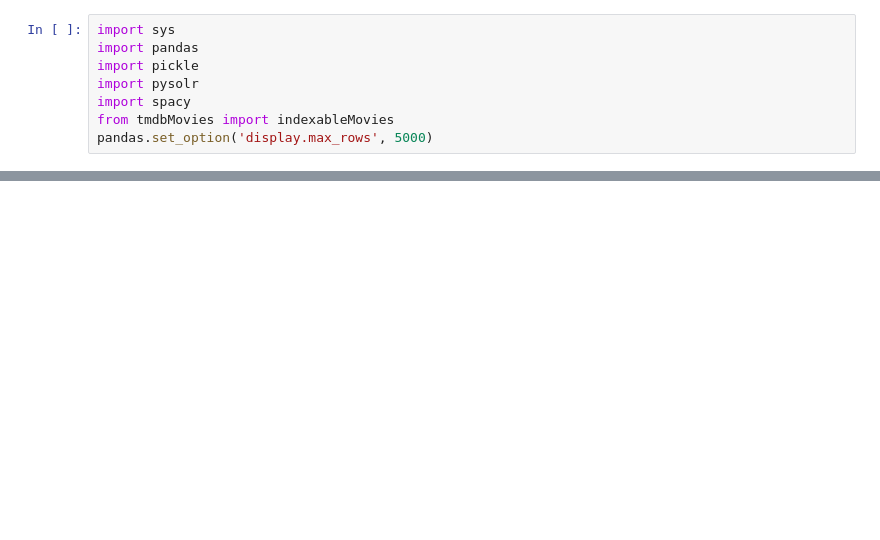
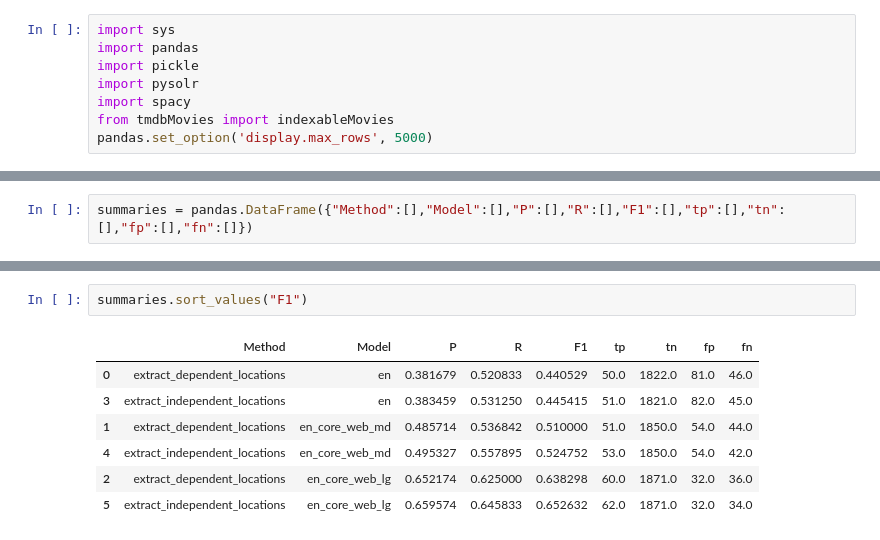
Before and after one commit to o19s/tlre-nlp, a Jupyter notebook: test_location_entities.ipynb, the cells around one changed output, grey strips where cells are left out. Cells and saved outputs as stored; diff of their text form; blank space fills up the shorter version.

```diff
--- a/test_location_entities.ipynb
+++ b/test_location_entities.ipynb
@@ -175,0 +114,2 @@ F1-Measure:  0.6162162162162163
+# %%
+summaries = pandas.DataFrame({"Method":[],"Model":[],"P":[],"R":[],"F1":[],"tp":[],"tn":[],"fp":[],"fn":[]})
@@ -175,0 +136,10 @@ F1-Measure:  0.6162162162162163
+# %%
+summaries.sort_values("F1")
+# %% [output]
+|  | Method | Model | P | R | F1 | tp | tn | fp | fn |
+| 0 | extract_dependent_locations | en | 0.381679 | 0.520833 | 0.440529 | 50.0 | 1822.0 | 81.0 | 46.0 |
+| 3 | extract_independent_locations | en | 0.383459 | 0.531250 | 0.445415 | 51.0 | 1821.0 | 82.0 | 45.0 |
+| 1 | extract_dependent_locations | en_core_web_md | 0.485714 | 0.536842 | 0.510000 | 51.0 | 1850.0 | 54.0 | 44.0 |
+| 4 | extract_independent_locations | en_core_web_md | 0.495327 | 0.557895 | 0.524752 | 53.0 | 1850.0 | 54.0 | 42.0 |
+| 2 | extract_dependent_locations | en_core_web_lg | 0.652174 | 0.625000 | 0.638298 | 60.0 | 1871.0 | 32.0 | 36.0 |
+| 5 | extract_independent_locations | en_core_web_lg | 0.659574 | 0.645833 | 0.652632 | 62.0 | 1871.0 | 32.0 | 34.0 |
```
Also changed, not shown: parts of 13 cells of this notebook, 4 other files.
